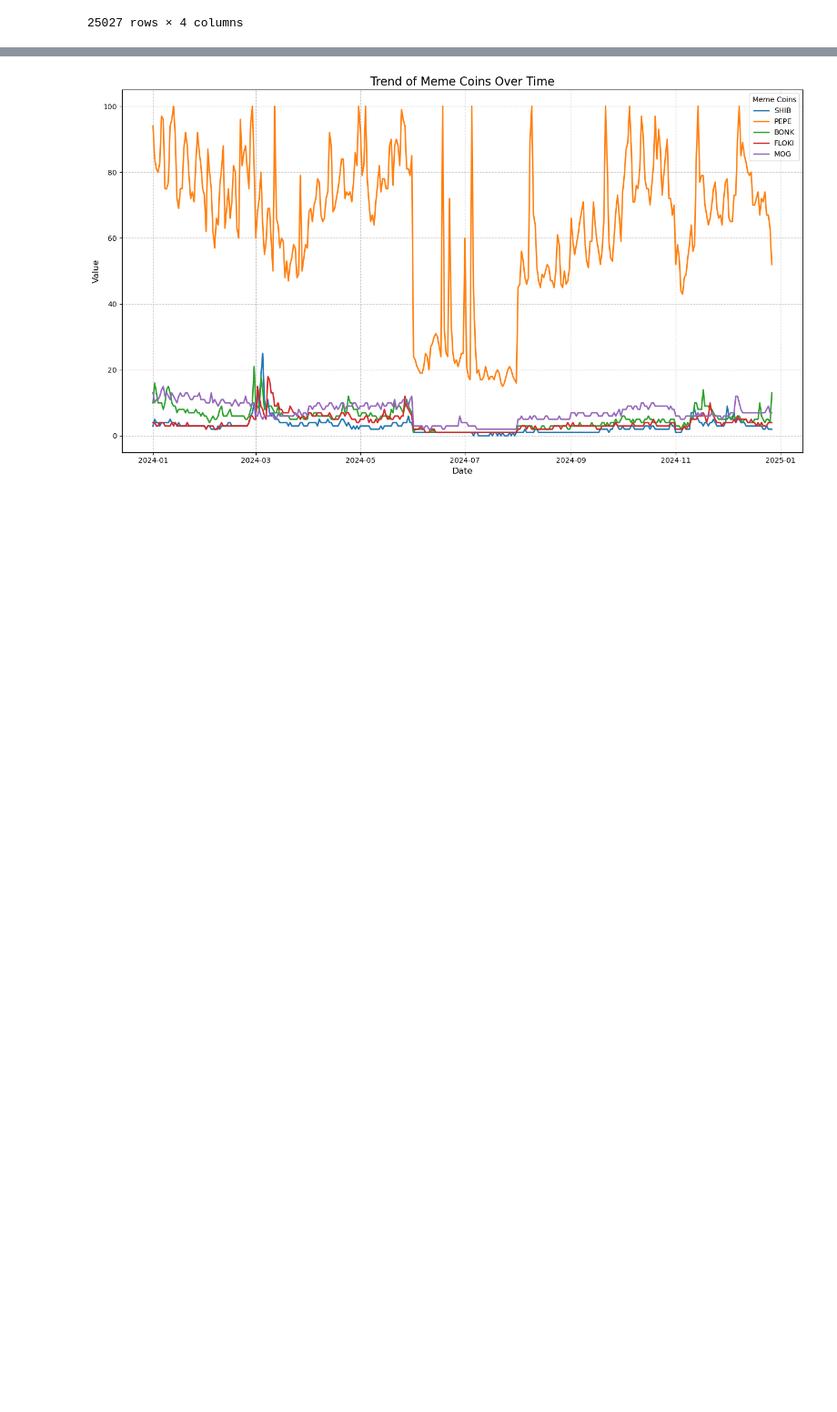
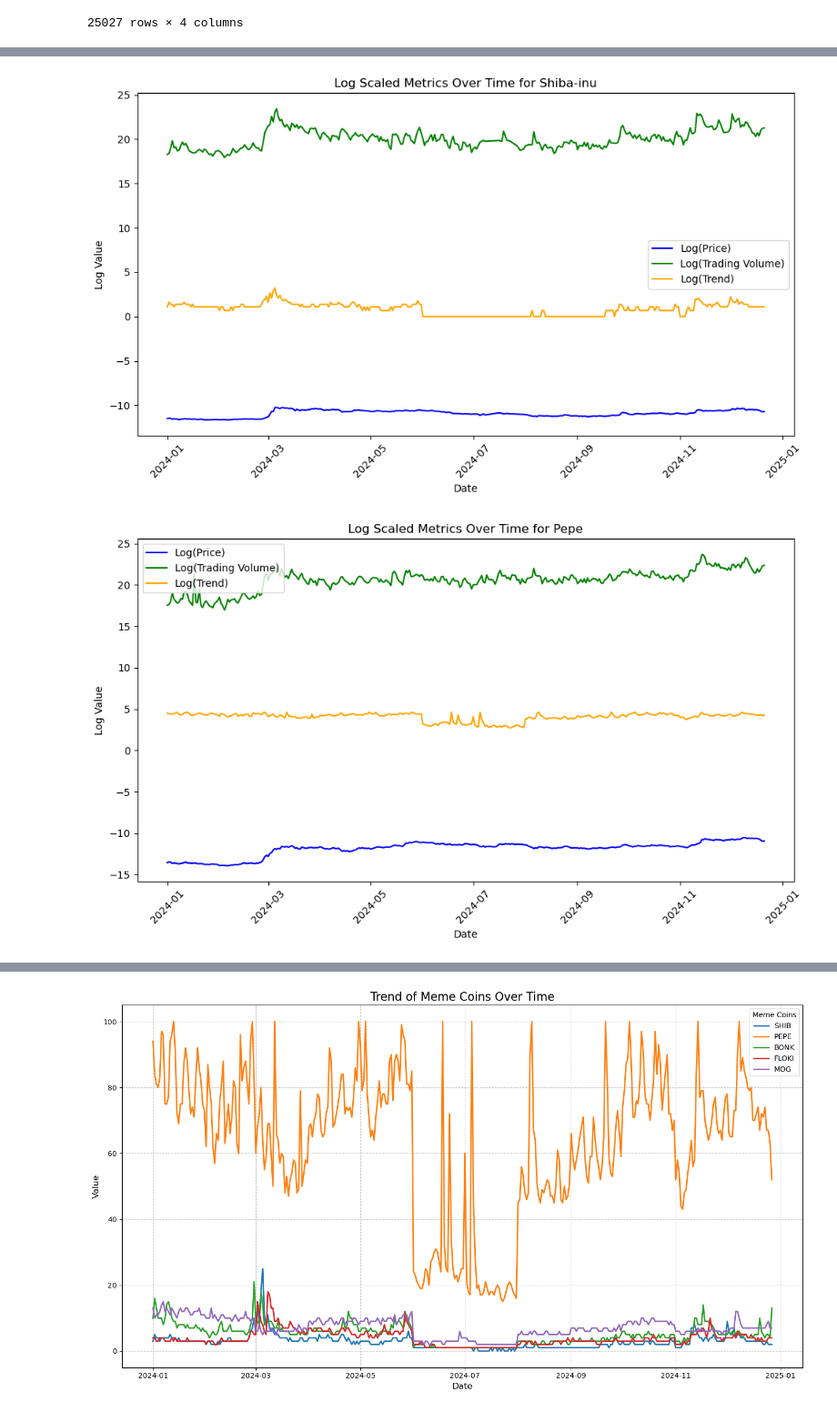
Before and after one commit to WIse4466/laughing-memory, a Jupyter notebook: volume_profile_analysis.ipynb, the cells around one changed output, grey strips where cells are left out. Shown at 91% size. Cells and saved outputs as stored; diff of their text form; code cells hidden in the pictures; blank space fills up the shorter version.

```diff
--- a/volume_profile_analysis.ipynb
+++ b/volume_profile_analysis.ipynb
@@ -91,0 +149,38 @@ trends_volumePrice_merged
+# %%
+# 確保資料中不存在非正數，以避免取對數時出錯
+merged_data = merged_data[(merged_data["price"] > 0) & (merged_data["trading_volume"] > 0) & (merged_data["trend"] > 0)]
+
+# 取對數
+merged_data["log_price"] = np.log(merged_data["price"])
+merged_data["log_trading_volume"] = np.log(merged_data["trading_volume"])
+merged_data["log_trend"] = np.log(merged_data["trend"])
+
+# 為每個 token_id 繪製獨立的圖
+for token in token_ids:
+    token_data = merged_data[merged_data["token_id"] == token]
+
+    plt.figure(figsize=(10, 6))
+
+    # 繪製 log_price
+    plt.plot(token_data["date"], token_data["log_price"], label="Log(Price)", color="blue")
+
+    # 繪製 log_trading_volume
+    plt.plot(token_data["date"], token_data["log_trading_volume"], label="Log(Trading Volume)", color="green")
+
+    # 繪製 log_trend
+    plt.plot(token_data["date"], token_data["log_trend"], label="Log(Trend)", color="orange")
+
+    # 設置標題和軸標籤
+    plt.title(f"Log Scaled Metrics Over Time for {token.capitalize()}")
+    plt.xlabel("Date")
+    plt.ylabel("Log Value")
+    plt.xticks(rotation=45)  # 日期標籤旋轉
+    plt.legend()
+
+    # 儲存圖表為檔案或顯示
+    plt.tight_layout()
+    plt.savefig(f"{token}_log_metrics_over_time.png")  # 儲存為檔案
+    plt.show()  # 顯示圖表
+# %% [output]
+[figure, added]
+[figure, added]
```
Also changed, not shown: parts of 8 cells of this notebook, 13 other files.
